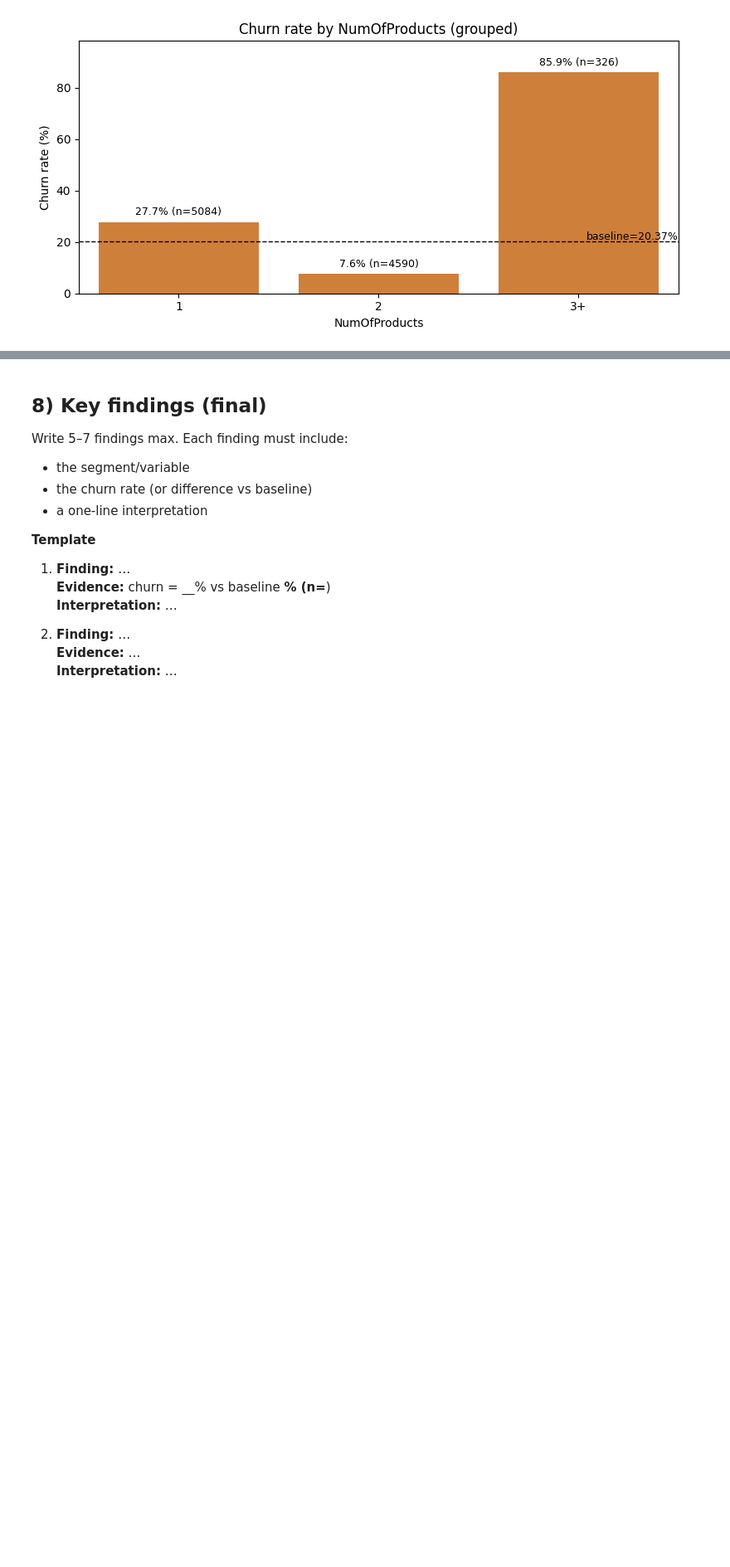
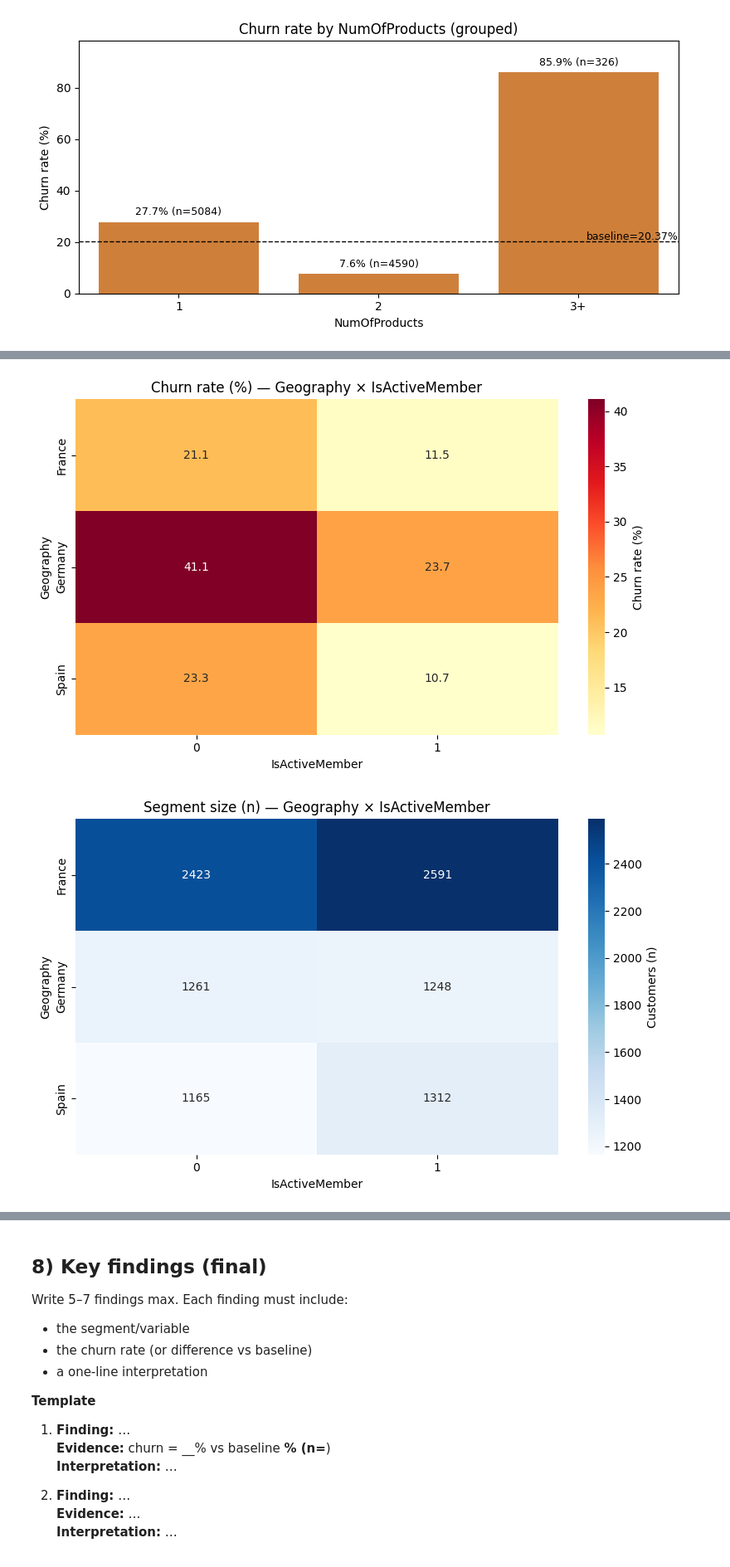
Before and after one commit to lost-95/customer-churn-banking, a Jupyter notebook: notebooks/customerChurnPredictionEda.ipynb, the cells around one changed output, grey strips where cells are left out. Shown at 83% size. Cells and saved outputs as stored; diff of their text form; code cells hidden in the pictures; blank space fills up the shorter version.

```diff
--- a/notebooks/customerChurnPredictionEda.ipynb
+++ b/notebooks/customerChurnPredictionEda.ipynb
@@ -824,0 +893,12 @@ A short list of high-risk segments with:
+# %%
+# 2) Geography × IsActiveMember
+rate2, n2 = churn_heatmap(
+    df,
+    row_var="Geography",
+    col_var="IsActiveMember",
+    title="Churn rate (%) — Geography × IsActiveMember",
+    show_counts=True
+)
+# %% [output]
+[figure, added]
+[figure, added]
```
Also changed, not shown: parts of 8 cells of this notebook.
